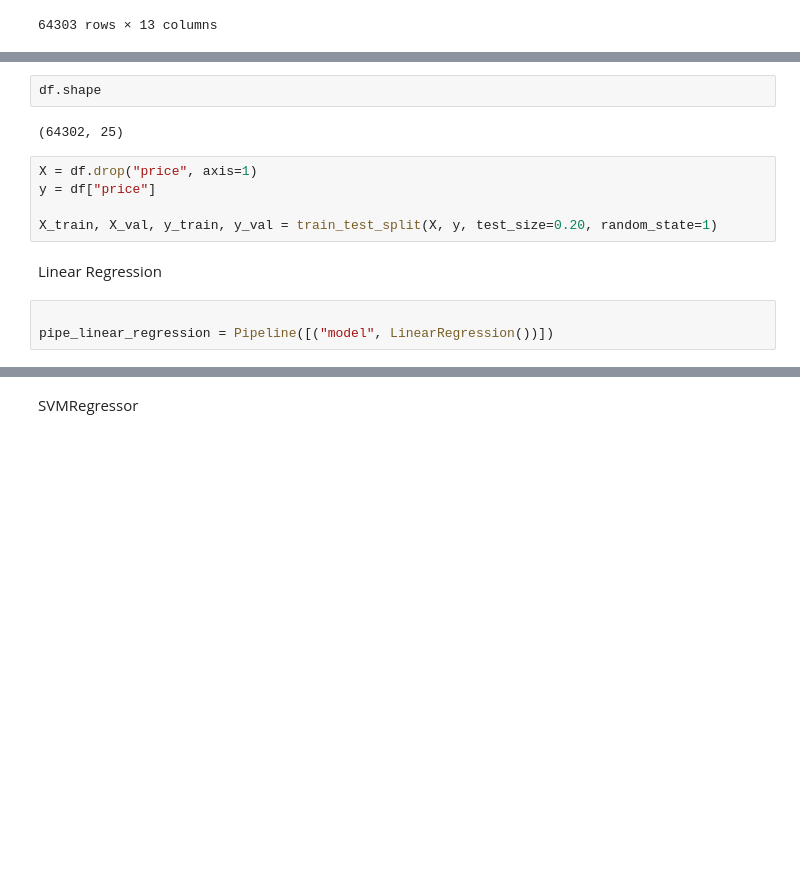
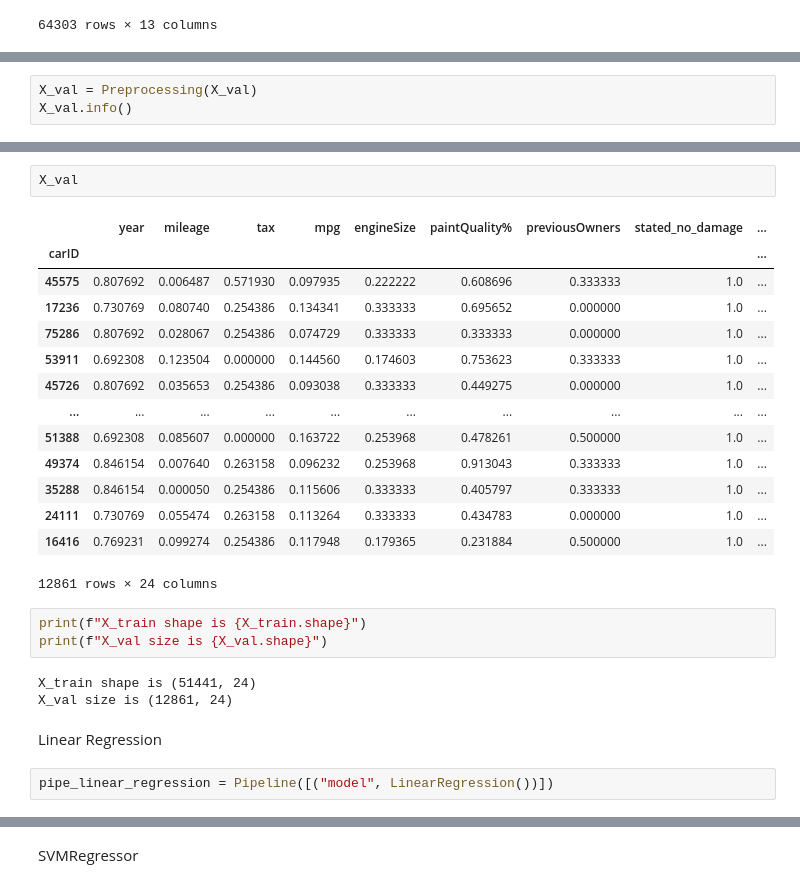
Before and after one commit to LiberoBiagi/ML_Nova_IMS_25-26, a Jupyter notebook: code.ipynb, the cells around one changed output, grey strips where cells are left out. Saved outputs shown, nothing was run; the diff lists cells and outputs as text; blank space fills up the shorter version.

```diff
--- a/code.ipynb
+++ b/code.ipynb
@@ -656,0 +684,3 @@ dtype: object
+# %%
+X_val = Preprocessing(X_val)
+X_val.info()
@@ -657,16 +705,29 @@ dtype: object
+# %%
+X_val
+# %% [output]
+|  | year | mileage | tax | mpg | engineSize | paintQuality% | previousOwners | stated_no_damage | ... |
+| carID |  |  |  |  |  |  |  |  | ... |
+| 45575 | 0.807692 | 0.006487 | 0.571930 | 0.097935 | 0.222222 | 0.608696 | 0.333333 | 1.0 | ... |
+| 17236 | 0.730769 | 0.080740 | 0.254386 | 0.134341 | 0.333333 | 0.695652 | 0.000000 | 1.0 | ... |
+| 75286 | 0.807692 | 0.028067 | 0.254386 | 0.074729 | 0.333333 | 0.333333 | 0.000000 | 1.0 | ... |
+| 53911 | 0.692308 | 0.123504 | 0.000000 | 0.144560 | 0.174603 | 0.753623 | 0.333333 | 1.0 | ... |
+| 45726 | 0.807692 | 0.035653 | 0.254386 | 0.093038 | 0.333333 | 0.449275 | 0.000000 | 1.0 | ... |
+| ... | ... | ... | ... | ... | ... | ... | ... | ... | ... |
+| 51388 | 0.692308 | 0.085607 | 0.000000 | 0.163722 | 0.253968 | 0.478261 | 0.500000 | 1.0 | ... |
+| 49374 | 0.846154 | 0.007640 | 0.263158 | 0.096232 | 0.253968 | 0.913043 | 0.333333 | 1.0 | ... |
+| 35288 | 0.846154 | 0.000050 | 0.254386 | 0.115606 | 0.333333 | 0.405797 | 0.333333 | 1.0 | ... |
+| 24111 | 0.730769 | 0.055474 | 0.263158 | 0.113264 | 0.333333 | 0.434783 | 0.000000 | 1.0 | ... |
+| 16416 | 0.769231 | 0.099274 | 0.254386 | 0.117948 | 0.179365 | 0.231884 | 0.500000 | 1.0 | ... |
+12861 rows × 24 columns
 # %%
-df.shape
+print(f"X_train shape is {X_train.shape}")
+print(f"X_val size is {X_val.shape}")
 # %% [output]
-(64302, 25)
+X_train shape is (51441, 24)
+X_val size is (12861, 24)
-# %%
-X = df.drop("price", axis=1)
-y = df["price"]
-
-X_train, X_val, y_train, y_val = train_test_split(X, y, test_size=0.20, random_state=1)
 # %% [markdown]
 Linear Regression
 # %%
-
 pipe_linear_regression = Pipeline([("model", LinearRegression())])
 # %%
 pipe_linear_regression.fit(X_train, y_train)
```
Also changed, not shown: parts of 38 cells of this notebook.
